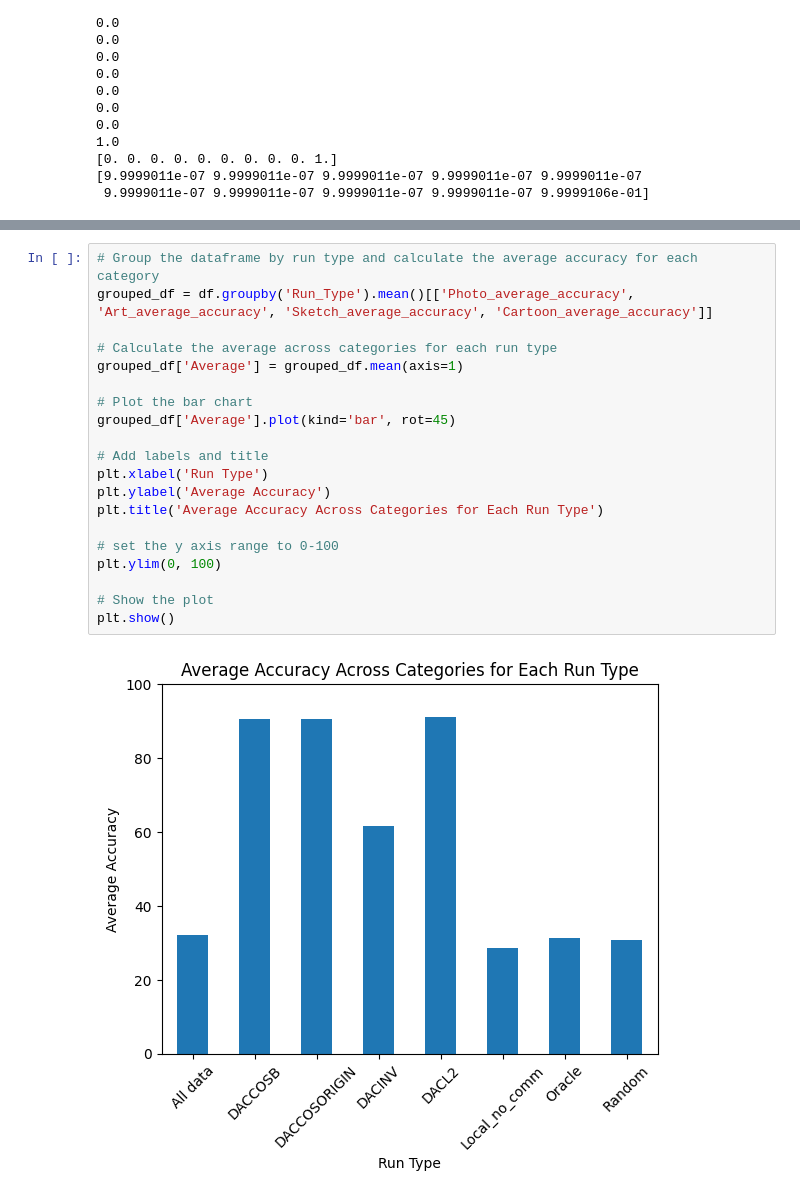
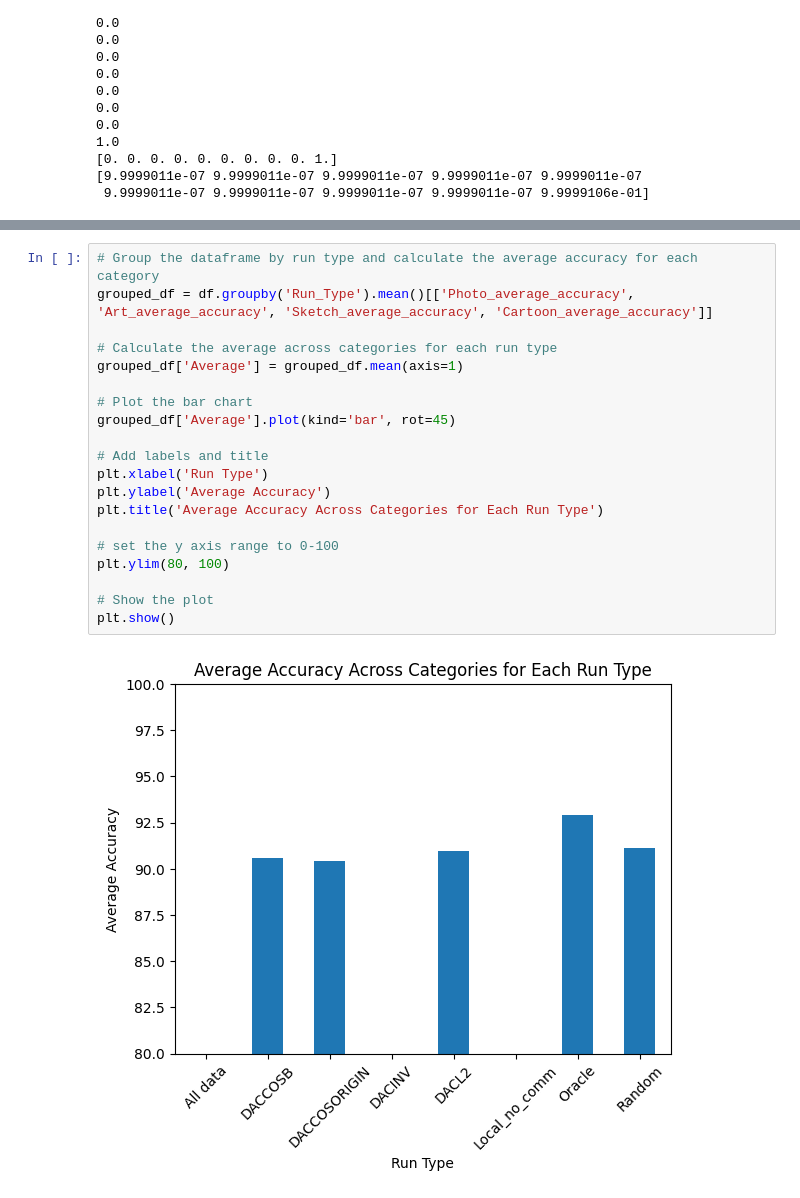
Before and after one commit to tomhagander/decentralized_deep_learning, a Jupyter notebook: playaround.ipynb, the cells around one changed output, grey strips where cells are left out. Drawn from its saved outputs; the diff is of its cells as text.

```diff
--- a/playaround.ipynb
+++ b/playaround.ipynb
@@ -261,22 +262,22 @@ plot_average_accuracy(df, 'Sketch')
 # %%
 # Group the dataframe by run type and calculate the average accuracy for each category
 grouped_df = df.groupby('Run_Type').mean()[['Photo_average_accuracy', 'Art_average_accuracy', 'Sketch_average_accuracy', 'Cartoon_average_accuracy']]
 
 # Calculate the average across categories for each run type
 grouped_df['Average'] = grouped_df.mean(axis=1)
 
 # Plot the bar chart
 grouped_df['Average'].plot(kind='bar', rot=45)
 
 # Add labels and title
 plt.xlabel('Run Type')
 plt.ylabel('Average Accuracy')
 plt.title('Average Accuracy Across Categories for Each Run Type')
 
 # set the y axis range to 0-100
-plt.ylim(0, 100)
+plt.ylim(80, 100)
 
 # Show the plot
 plt.show()
 # %% [output]
-[figure, old version]
+[figure, new version]
```
Also changed, not shown: parts of 2 cells of this notebook, 6 other files.
